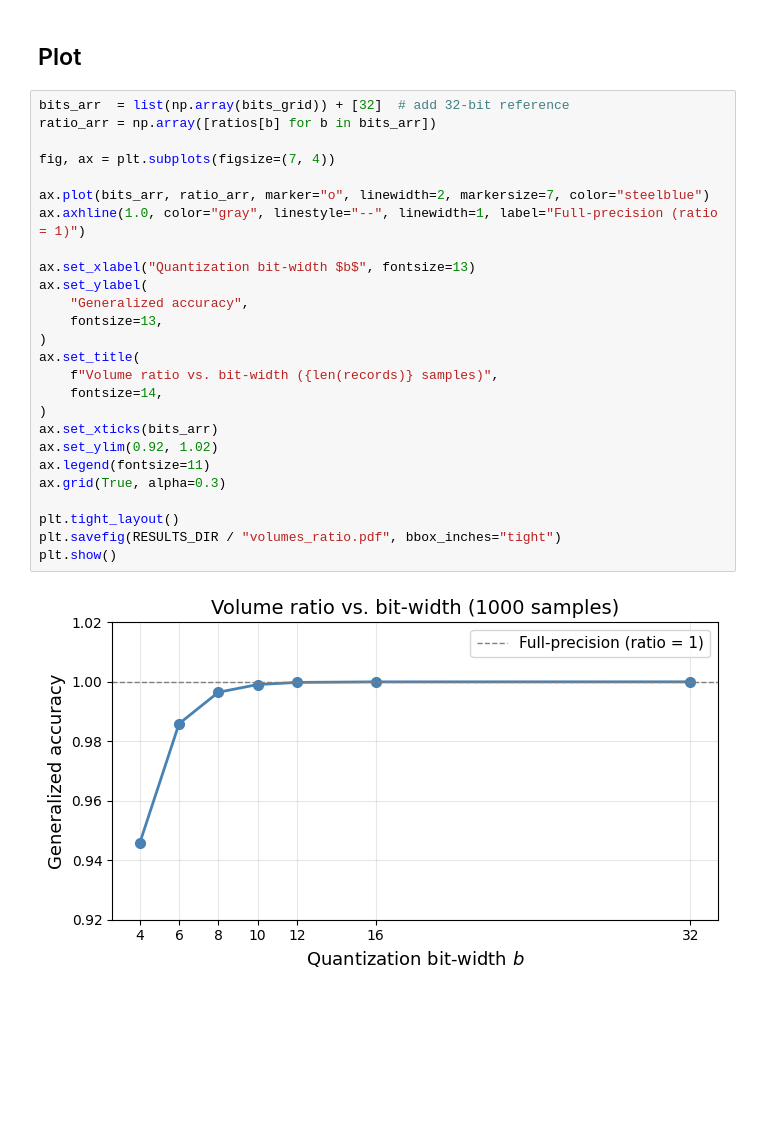
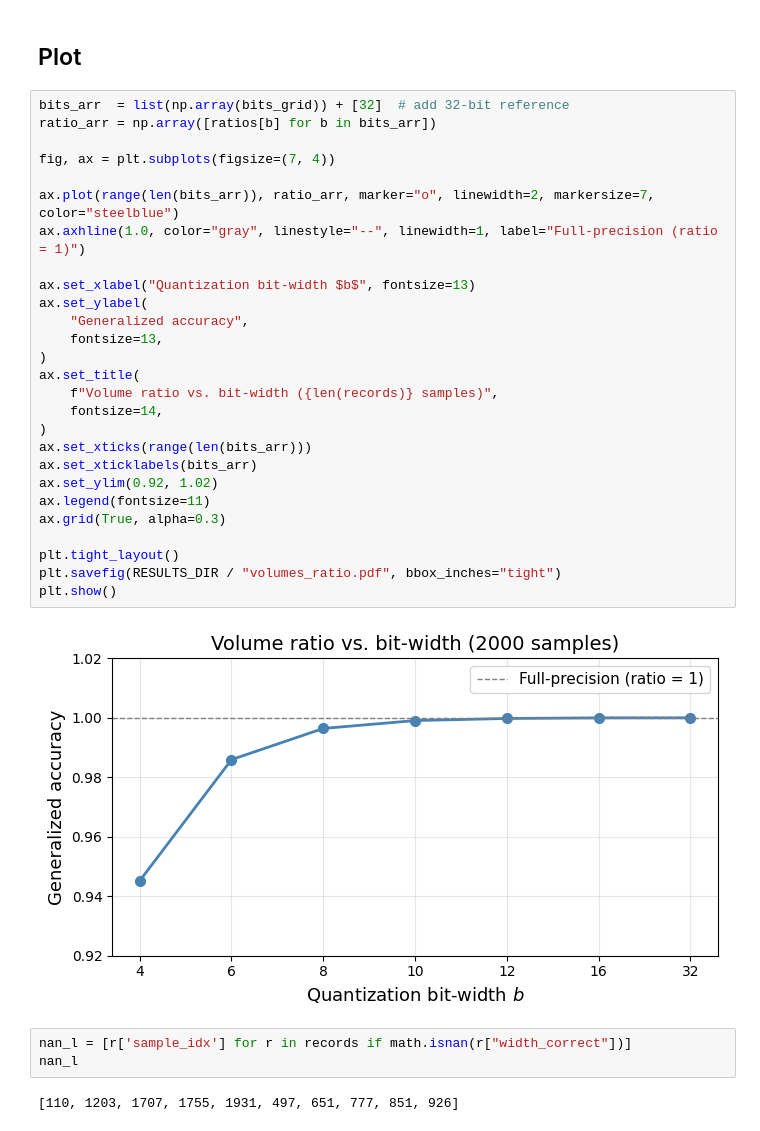
Before and after one commit to JeremCab/ErrorVolumePolytopes, a Jupyter notebook: notebooks/plot_volumes.ipynb, the cells around one changed output. Saved outputs shown, nothing was run; the diff lists cells and outputs as text; blank space fills up the shorter version.

Commit message:
Add new results (chunk 1000-2000) and update plot_volumes.ipynb

```diff
--- a/notebooks/plot_volumes.ipynb
+++ b/notebooks/plot_volumes.ipynb
@@ -116,28 +116,34 @@ Clean records: 994/1000
 # %%
 bits_arr  = list(np.array(bits_grid)) + [32]  # add 32-bit reference
 ratio_arr = np.array([ratios[b] for b in bits_arr])
 
 fig, ax = plt.subplots(figsize=(7, 4))
 
-ax.plot(bits_arr, ratio_arr, marker="o", linewidth=2, markersize=7, color="steelblue")
+ax.plot(range(len(bits_arr)), ratio_arr, marker="o", linewidth=2, markersize=7, color="steelblue")
 ax.axhline(1.0, color="gray", linestyle="--", linewidth=1, label="Full-precision (ratio = 1)")
 
 ax.set_xlabel("Quantization bit-width $b$", fontsize=13)
 ax.set_ylabel(
     "Generalized accuracy",
     fontsize=13,
 )
 ax.set_title(
     f"Volume ratio vs. bit-width ({len(records)} samples)",
     fontsize=14,
 )
-ax.set_xticks(bits_arr)
+ax.set_xticks(range(len(bits_arr)))
+ax.set_xticklabels(bits_arr)
 ax.set_ylim(0.92, 1.02)
 ax.legend(fontsize=11)
 ax.grid(True, alpha=0.3)
 
 plt.tight_layout()
 plt.savefig(RESULTS_DIR / "volumes_ratio.pdf", bbox_inches="tight")
 plt.show()
 # %% [output]
-[figure, old version]
+[figure, new version]
+# %%
+nan_l = [r['sample_idx'] for r in records if math.isnan(r["width_correct"])]
+nan_l
+# %% [output]
+[110, 1203, 1707, 1755, 1931, 497, 651, 777, 851, 926]
```
Also changed, not shown: parts of 4 cells of this notebook.
